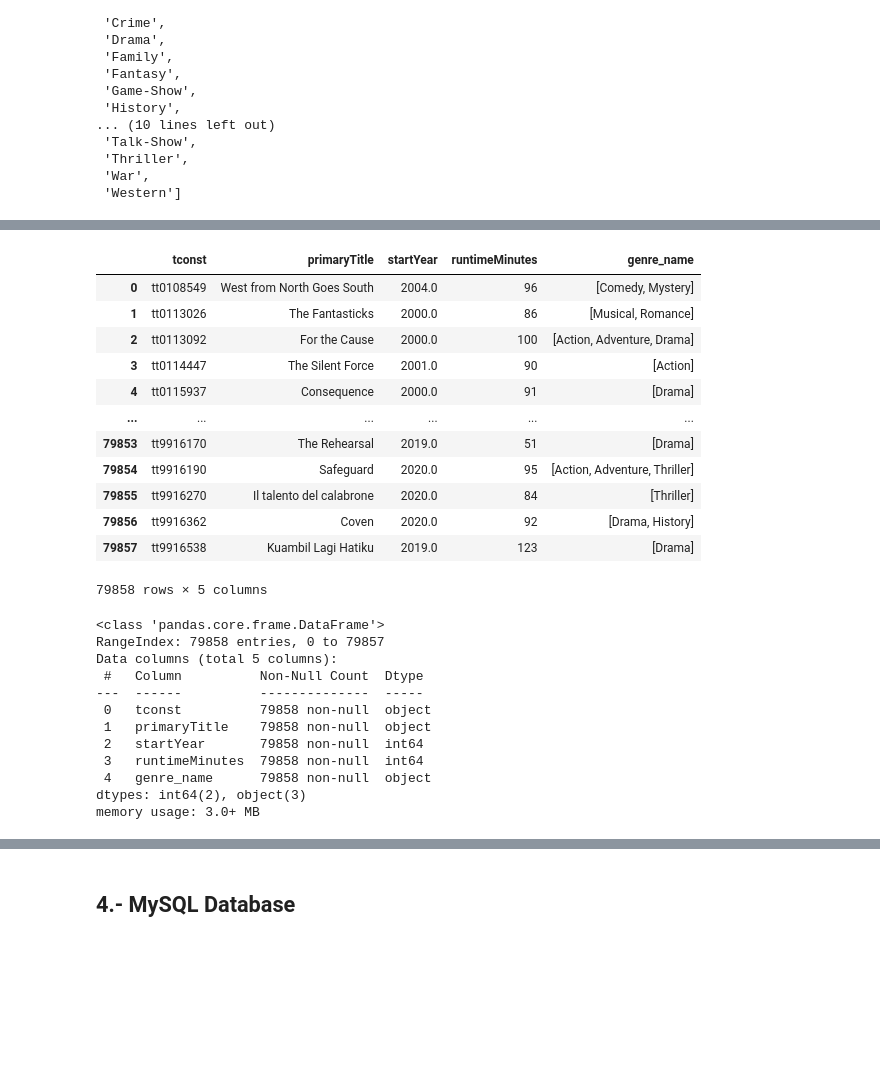
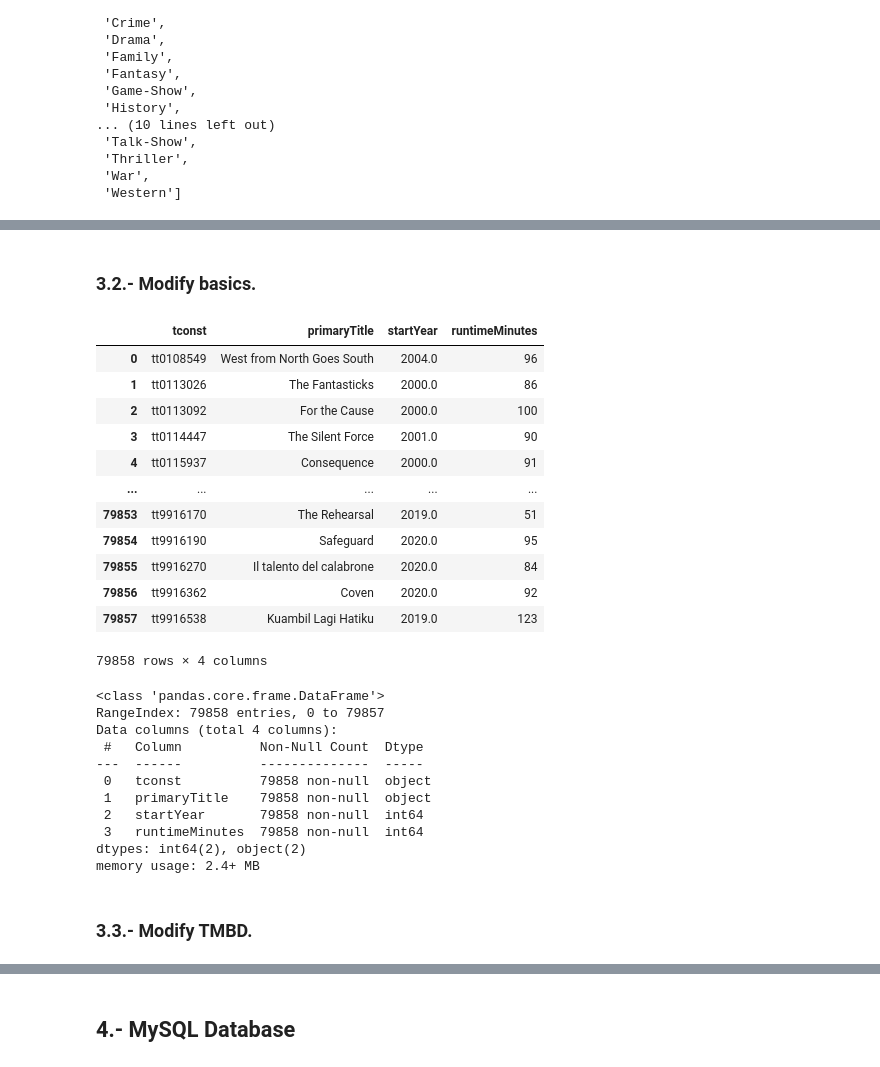
Before and after one commit to edleafvirtual/Project-3-IMDb-Successful-movie, a Jupyter notebook: Part C - ETL process.ipynb, the cells around one changed output, grey strips where cells are left out. Cells and saved outputs as stored; diff of their text form; code cells hidden in the pictures; blank space fills up the shorter version.

```diff
--- a/Part C - ETL process.ipynb
+++ b/Part C - ETL process.ipynb
@@ -230,5 +190,0 @@ genre_map
-# %%
-# Replace the string genres with the new integer ids.
-basics_df['genre_name'] = basics_df['genres_split'].replace(genre_map)
-basics_df = basics_df.drop(columns='genres_split')
-basics_df.head(5)
@@ -254,22 +284,24 @@ genres.head()
+# %% [markdown]
+### 3.2.- Modify basics.
 # %%
 # Discard unnecessary information in Title Basics.
 basics_df = basics_df.drop(columns=['originalTitle', 'isAdult', 'endYear',
-                                   'titleType', 'genres'])
+                                   'titleType', 'genres', 'genres_split'])
 basics_df
 # %% [output]
-|  | tconst | primaryTitle | startYear | runtimeMinutes | genre_name |
-| 0 | tt0108549 | West from North Goes South | 2004.0 | 96 | [Comedy, Mystery] |
-| 1 | tt0113026 | The Fantasticks | 2000.0 | 86 | [Musical, Romance] |
-| 2 | tt0113092 | For the Cause | 2000.0 | 100 | [Action, Adventure, Drama] |
-| 3 | tt0114447 | The Silent Force | 2001.0 | 90 | [Action] |
-| 4 | tt0115937 | Consequence | 2000.0 | 91 | [Drama] |
-| ... | ... | ... | ... | ... | ... |
-| 79853 | tt9916170 | The Rehearsal | 2019.0 | 51 | [Drama] |
-| 79854 | tt9916190 | Safeguard | 2020.0 | 95 | [Action, Adventure, Thriller] |
-| 79855 | tt9916270 | Il talento del calabrone | 2020.0 | 84 | [Thriller] |
-| 79856 | tt9916362 | Coven | 2020.0 | 92 | [Drama, History] |
-| 79857 | tt9916538 | Kuambil Lagi Hatiku | 2019.0 | 123 | [Drama] |
+|  | tconst | primaryTitle | startYear | runtimeMinutes |
+| 0 | tt0108549 | West from North Goes South | 2004.0 | 96 |
+| 1 | tt0113026 | The Fantasticks | 2000.0 | 86 |
+| 2 | tt0113092 | For the Cause | 2000.0 | 100 |
+| 3 | tt0114447 | The Silent Force | 2001.0 | 90 |
+| 4 | tt0115937 | Consequence | 2000.0 | 91 |
+| ... | ... | ... | ... | ... |
+| 79853 | tt9916170 | The Rehearsal | 2019.0 | 51 |
+| 79854 | tt9916190 | Safeguard | 2020.0 | 95 |
+| 79855 | tt9916270 | Il talento del calabrone | 2020.0 | 84 |
+| 79856 | tt9916362 | Coven | 2020.0 | 92 |
+| 79857 | tt9916538 | Kuambil Lagi Hatiku | 2019.0 | 123 |
-79858 rows × 5 columns
+79858 rows × 4 columns
 # %%
 # Let's convert 'stratYear' to integer.
 basics_df['startYear'] = basics_df['startYear'].apply(np.int64)
@@ -278,13 +310,14 @@ title_basics.info()
 # %% [output]
 <class 'pandas.core.frame.DataFrame'>
 RangeIndex: 79858 entries, 0 to 79857
-Data columns (total 5 columns):
+Data columns (total 4 columns):
  #   Column          Non-Null Count  Dtype
 ---  ------          --------------  -----
  0   tconst          79858 non-null  object
  1   primaryTitle    79858 non-null  object
  2   startYear       79858 non-null  int64
  3   runtimeMinutes  79858 non-null  int64
- 4   genre_name      79858 non-null  object
-dtypes: int64(2), object(3)
-memory usage: 3.0+ MB
+dtypes: int64(2), object(2)
+memory usage: 2.4+ MB
+# %% [markdown]
+### 3.3.- Modify TMBD.
```
Also changed, not shown: parts of 40 cells of this notebook.
